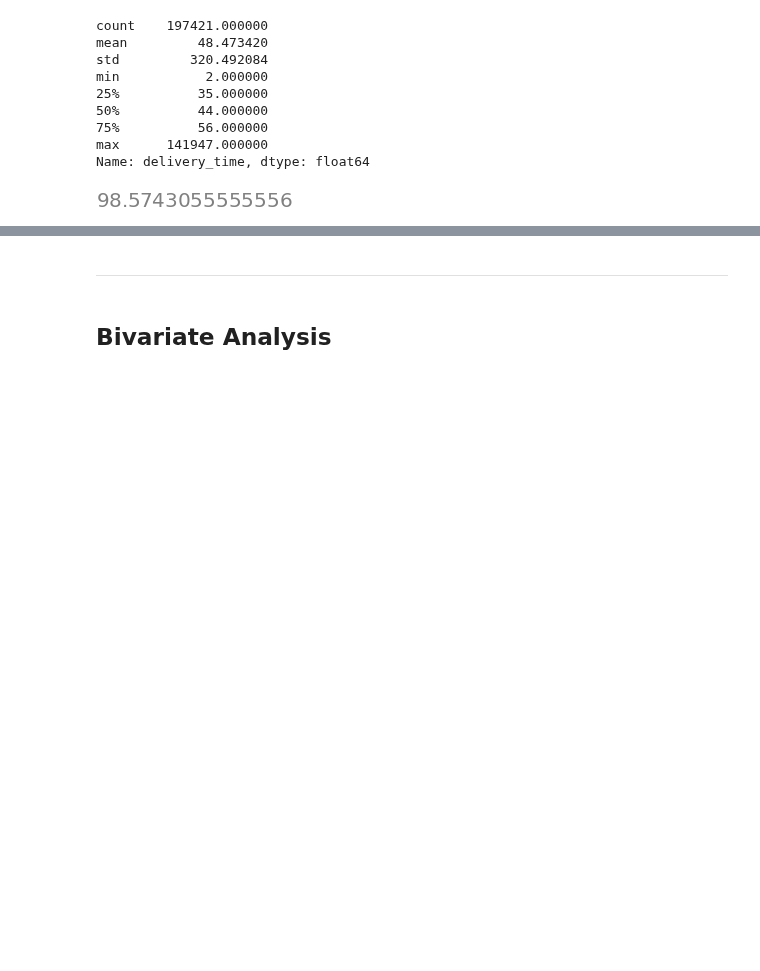
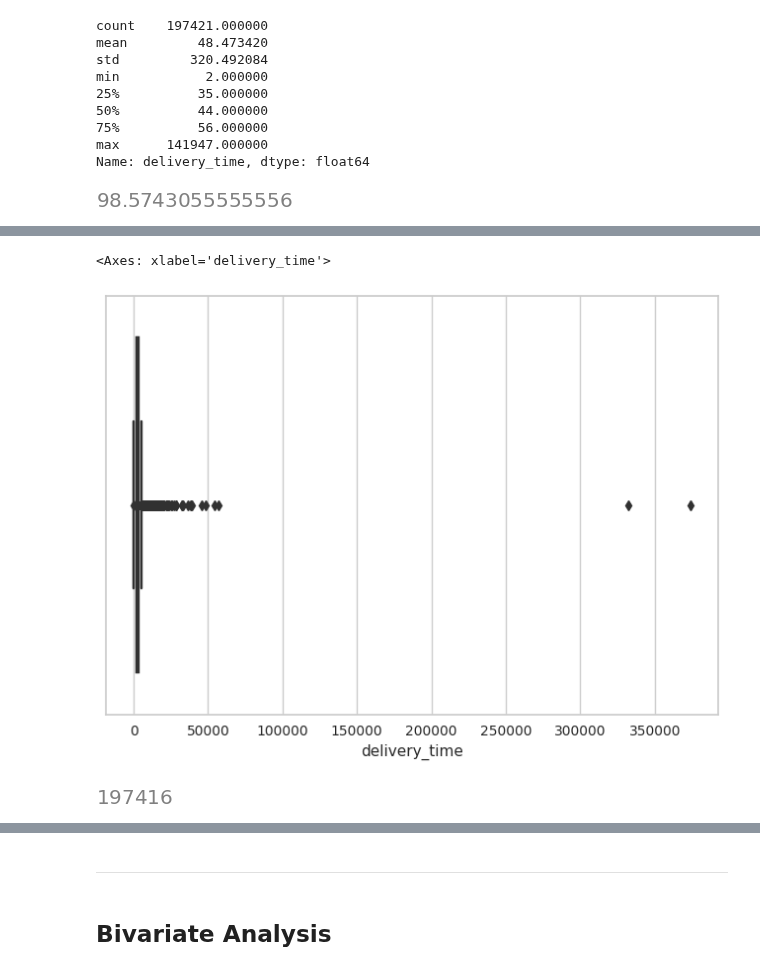
Before and after one commit to mindyng/2023-Business-Projects, a Jupyter notebook: doordash-delivery-time-prediction.ipynb, the cells around one changed output, grey strips where cells are left out. Saved outputs shown, nothing was run; the diff lists cells and outputs as text; code cells hidden in the pictures; blank space fills up the shorter version.

Commit message:
Kaggle Notebook | DoorDash Delivery Time Prediction | Version 8

```diff
--- a/doordash-delivery-time-prediction.ipynb
+++ b/doordash-delivery-time-prediction.ipynb
@@ -477,0 +511,20 @@ Name: delivery_time, dtype: float64
+# %%
+sns.boxplot(x=data["delivery_time"])
+# %% [output]
+<Axes: xlabel='delivery_time'>
+[figure, added]
+# %%
+# Getting rid of some outliers so that plotting is clearer
+
+query = """
+select *
+from data
+where total_items < 411
+and estimated_order_place_duration < 2715
+and delivery_time < 300000
+"""
+
+data = duckdb.query(query).df()
+len(data) #after outliers taken out
+# %% [output]
+[figure, added]
```
Also changed, not shown: parts of 32 cells of this notebook.
